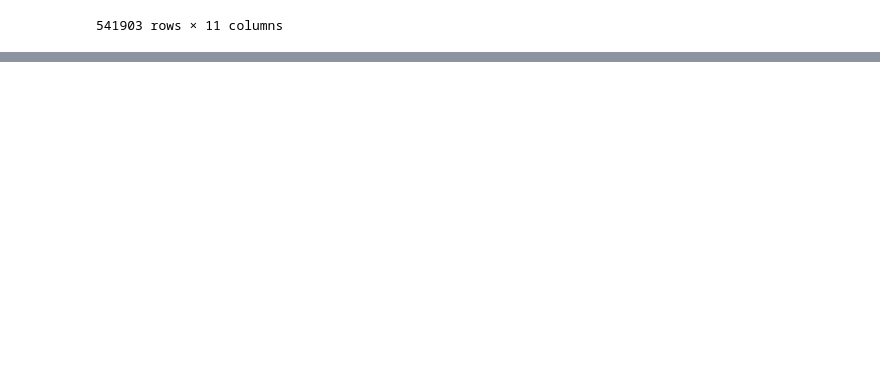
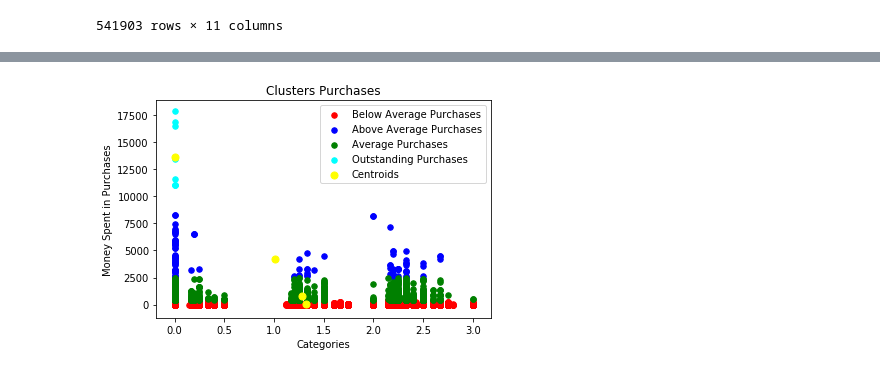
Before and after one commit to nonameforpirate/businessAnalysis, a Jupyter notebook: BusinessAnalysis.ipynb, the cells around one changed output, grey strips where cells are left out. Cells and saved outputs as stored; diff of their text form; code cells hidden in the pictures; blank space fills up the shorter version.

```diff
--- a/BusinessAnalysis.ipynb
+++ b/BusinessAnalysis.ipynb
@@ -242,0 +257,15 @@ generateElbow
+# %%
+#visualizing the reuslts
+plt.scatter(newX[newy_kmeans == 0, 0], newX[newy_kmeans == 0, 1], s = 30, c = 'red', label = 'Below Average Purchases')
+plt.scatter(newX[newy_kmeans == 1, 0], newX[newy_kmeans == 1, 1], s = 30, c = 'blue', label = 'Above Average Purchases')
+plt.scatter(newX[newy_kmeans == 2, 0], newX[newy_kmeans == 2, 1], s = 30, c = 'green', label = 'Average Purchases')
+plt.scatter(newX[newy_kmeans == 3, 0], newX[newy_kmeans == 3, 1], s = 30, c = 'cyan', label = 'Outstanding Purchases')
+#plt.scatter(X[y_kmeans == 4, 0], X[y_kmeans == 4, 1], s = 30, c = 'magenta', label = 'cluster 5')
+plt.scatter(kmeans.cluster_centers_[:,0], kmeans.cluster_centers_[:,1], s=50, c='yellow', label='Centroids')
+plt.title('Clusters Purchases')
+plt.xlabel('Categories')
+plt.ylabel('Money Spent in Purchases')
+plt.legend()
+plt.show()
+# %% [output]
+[figure, added]
```
Also changed, not shown: parts of 4 cells of this notebook.
